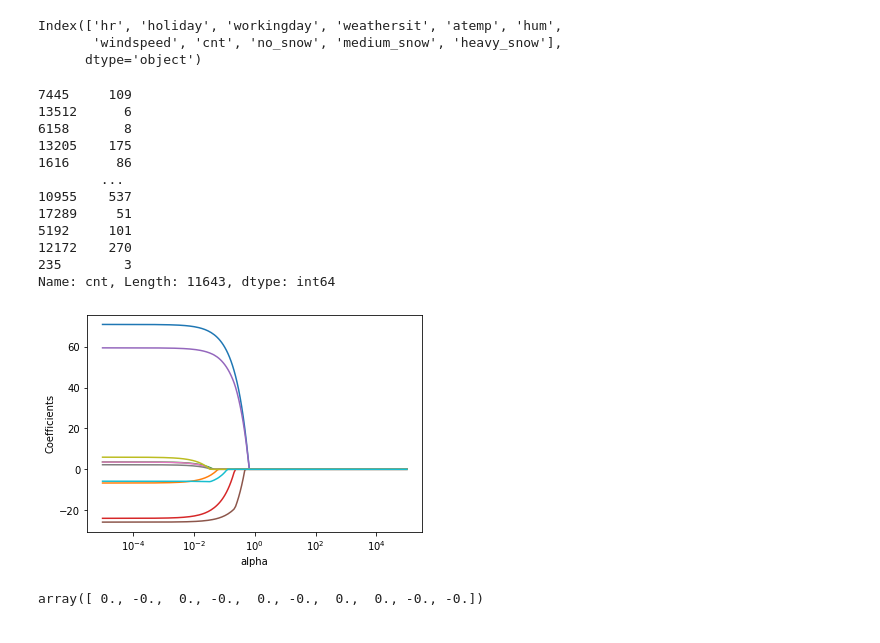
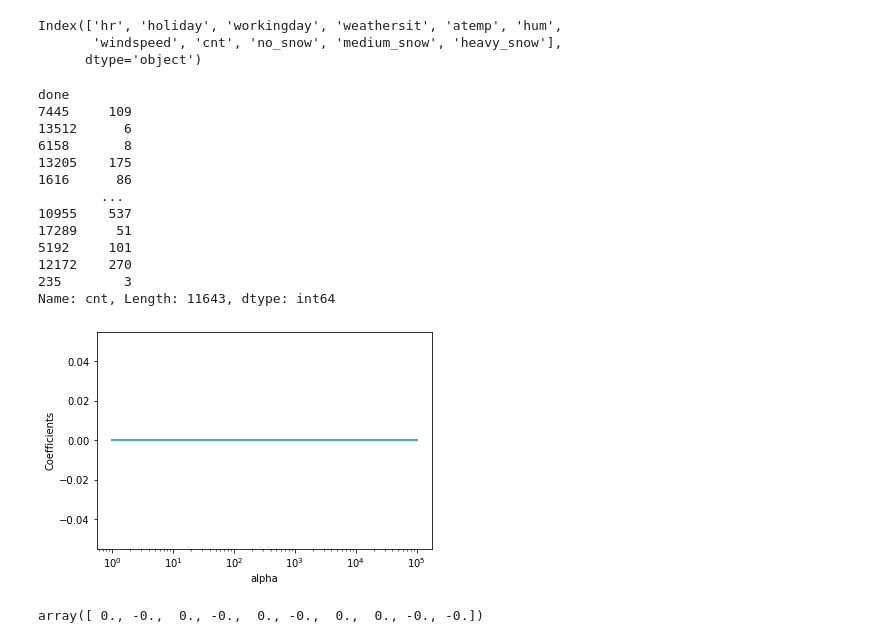
Before and after one commit to NathanHergenreter/CS574_BikeSharing, a Jupyter notebook: lasso.ipynb, the cells around one changed output. Cells and saved outputs as stored; diff of their text form; code cells hidden in the pictures.

```diff
--- a/lasso.ipynb
+++ b/lasso.ipynb
@@ -39,9 +39,15 @@ Index(['hr', 'holiday', 'workingday', 'weathersit', 'atemp', 'hum',
 
 
 Y = bike_sharing_df.cnt
-X = bike_sharing_df.loc[:].drop(columns=["cnt"])
+
+for i in Y:
+    if i < 0:
+        print(i)
+
+print("done")
 
 
+X = bike_sharing_df.loc[:].drop(columns=["cnt"])
 
 
 X_train, x_test, y_train, y_test = train_test_split(X, Y, test_size = 0.33, random_state = 1)
@@ -49,7 +55,7 @@ print(y_train)
 
 n_folds = 10
 n_alphas = 200
-alphas = np.logspace(-5, 5, n_alphas) #grid search for lambda (aka 'alpha')
+alphas = np.logspace(0, 5, n_alphas) #grid search for lambda (aka 'alpha')
 
 parameters = { 'lasso__alpha':alphas}
 
@@ -57,10 +63,10 @@ scaler = StandardScaler()
 lasso = Lasso(normalize=True,tol=2,fit_intercept=True) #we will pass through alpha values later
 pipe = make_pipeline(scaler, lasso)
 
-gs = GridSearchCV(pipe, parameters, scoring='neg_mean_squared_error', cv=n_folds)
+gs = GridSearchCV(pipe, parameters, scoring='neg_mean_squared_log_error', cv=n_folds)
 gs.fit(X_train,y_train)
 
-alphas = np.logspace(-5, 5, n_alphas) #grid search for lambda (aka 'alpha')
+alphas = np.logspace(0, 5, n_alphas) #grid search for lambda (aka 'alpha')
 
 coefs = []
 # print(pipe.get_params().keys()) #reports input names can set (look for the hyper-parameters)
@@ -78,34 +84,35 @@ ax.plot(alphas, coefs)
 ax.set_xscale('log')
 
 plt.axis('tight')
 plt.xlabel('alpha')
 plt.ylabel('Coefficients');
 
 
 # plt.figure()
 # ax = plt.gca()
 # ax.plot(alphas, coefs,'o')
 # ax.set_xscale('log')
 #
 # plt.axis('tight')
 # plt.xlabel('alpha')
 # plt.ylabel('Coefficients')
 # plt.title('Zoomed in')
 # plt.xlim(.01,100)
 # %% [output]
+done
 7445     109
 13512      6
 6158       8
 13205    175
 1616      86
         ...
 10955    537
 17289     51
 5192     101
 12172    270
 235        3
 Name: cnt, Length: 11643, dtype: int64
-[figure, old version]
+[figure, new version]
 # %%
 # coefficients {𝛽1,…,𝛽𝑝} for the last fitted model in the above for loop
 pipe.named_steps['lasso'].coef_
```
Also changed, not shown: parts of 8 cells of this notebook, 3 other files.
